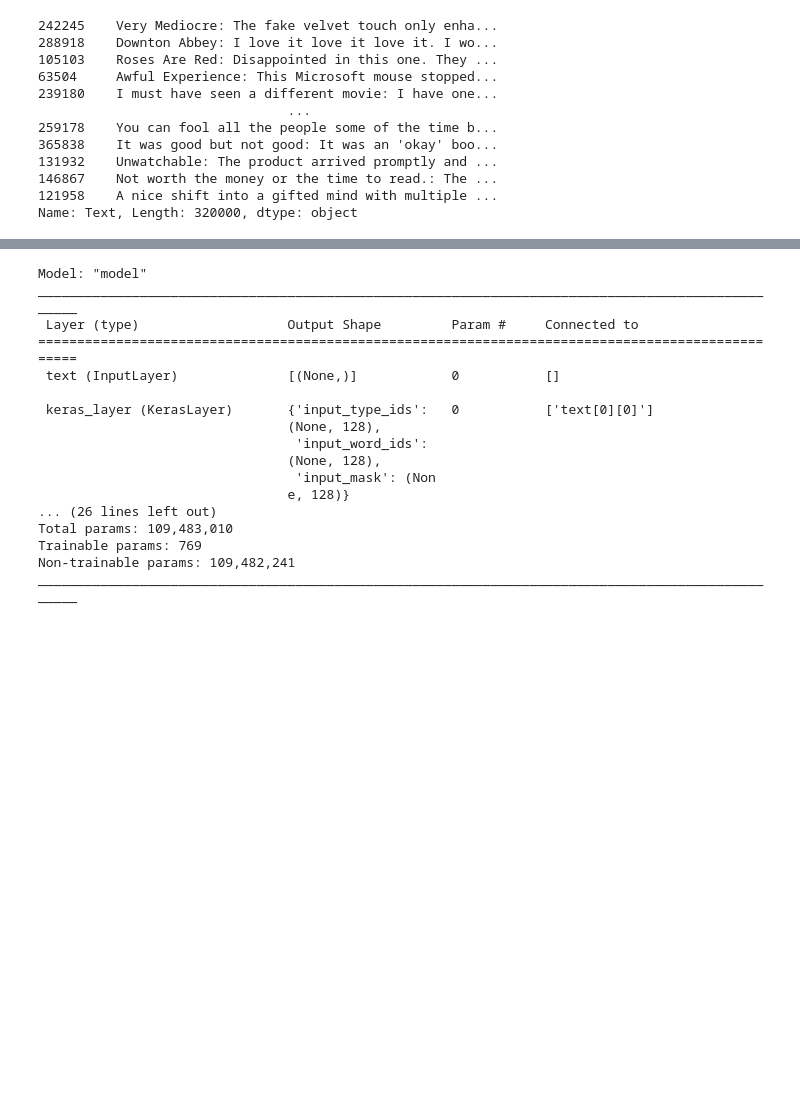
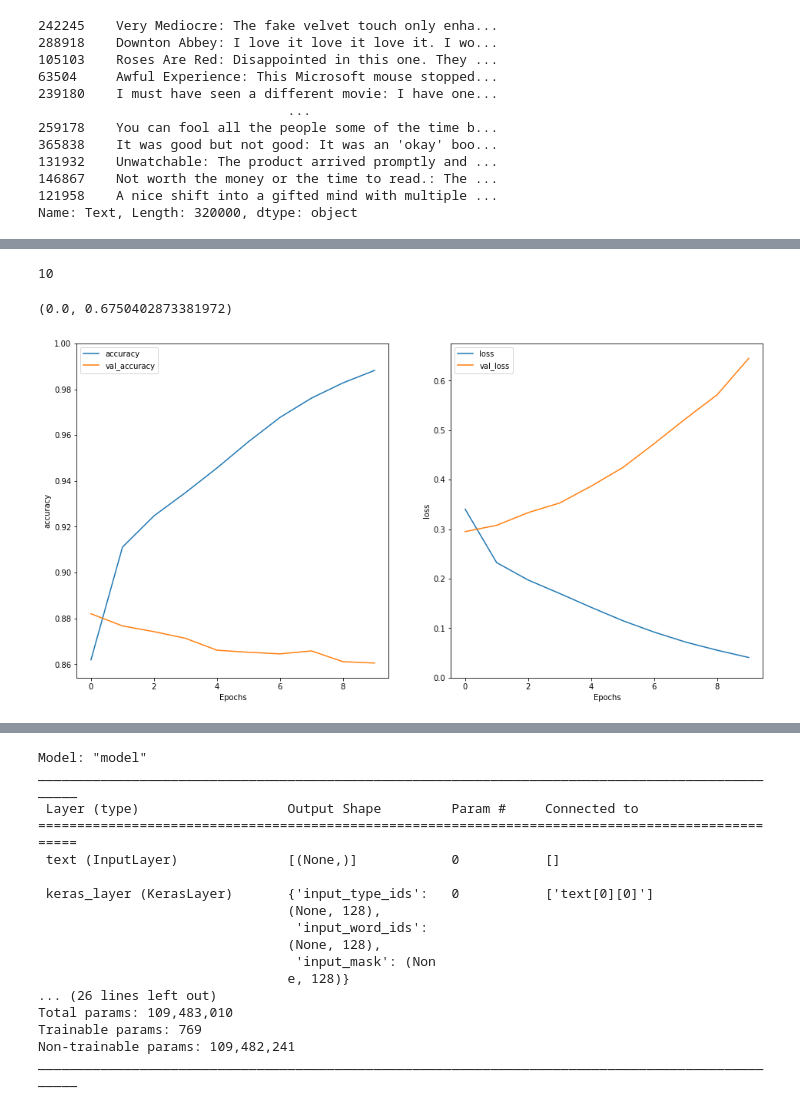
Before and after one commit to tylerchi1000/Web-Scraper-Sentiment-Analysis, a Jupyter notebook: Scraper_Samples.ipynb, the cells around one changed output, grey strips where cells are left out. Drawn from its saved outputs; the diff is of its cells as text; code cells hidden in the pictures; blank space fills up the shorter version.

```diff
--- a/Scraper_Samples.ipynb
+++ b/Scraper_Samples.ipynb
@@ -248,0 +231,4 @@ Name: Label, Length: 320000, dtype: int64
+# %%
+X_train = X_train.toarray()
+# %%
+X_test = X_test.toarray()
@@ -248,0 +239,10 @@ Name: Label, Length: 320000, dtype: int64
+# %%
+model = Sequential()
+model.add(layers.Dense(16, input_dim=max_features, activation='relu'))
+model.add(layers.Dense(1, activation='sigmoid'))
+
+model.summary()
+model.compile(loss='binary_crossentropy',
+              optimizer='adam',
+              metrics=['accuracy'])
+model.summary()
@@ -248,0 +271,5 @@ Name: Label, Length: 320000, dtype: int64
+# %%
+epochs = 10
+history = model.fit(X_train, y_train,
+                    validation_data = (X_test, y_test),
+                    epochs = epochs)
@@ -248,0 +305,22 @@ Name: Label, Length: 320000, dtype: int64
+# %%
+epochs
+# %% [output]
+10
+# %%
+def plot_graphs(history, metric):
+  plt.plot(history.history[metric])
+  plt.plot(history.history['val_'+metric], '')
+  plt.xlabel("Epochs")
+  plt.ylabel(metric)
+  plt.legend([metric, 'val_'+metric])
+
+plt.figure(figsize=(16, 8))
+plt.subplot(1, 2, 1)
+plot_graphs(history, 'accuracy')
+plt.ylim(None, 1)
+plt.subplot(1, 2, 2)
+plot_graphs(history, 'loss')
+plt.ylim(0, None)
+# %% [output]
+(0.0, 0.6750402873381972)
+[figure, added]
```
Also changed, not shown: parts of 48 cells of this notebook.
